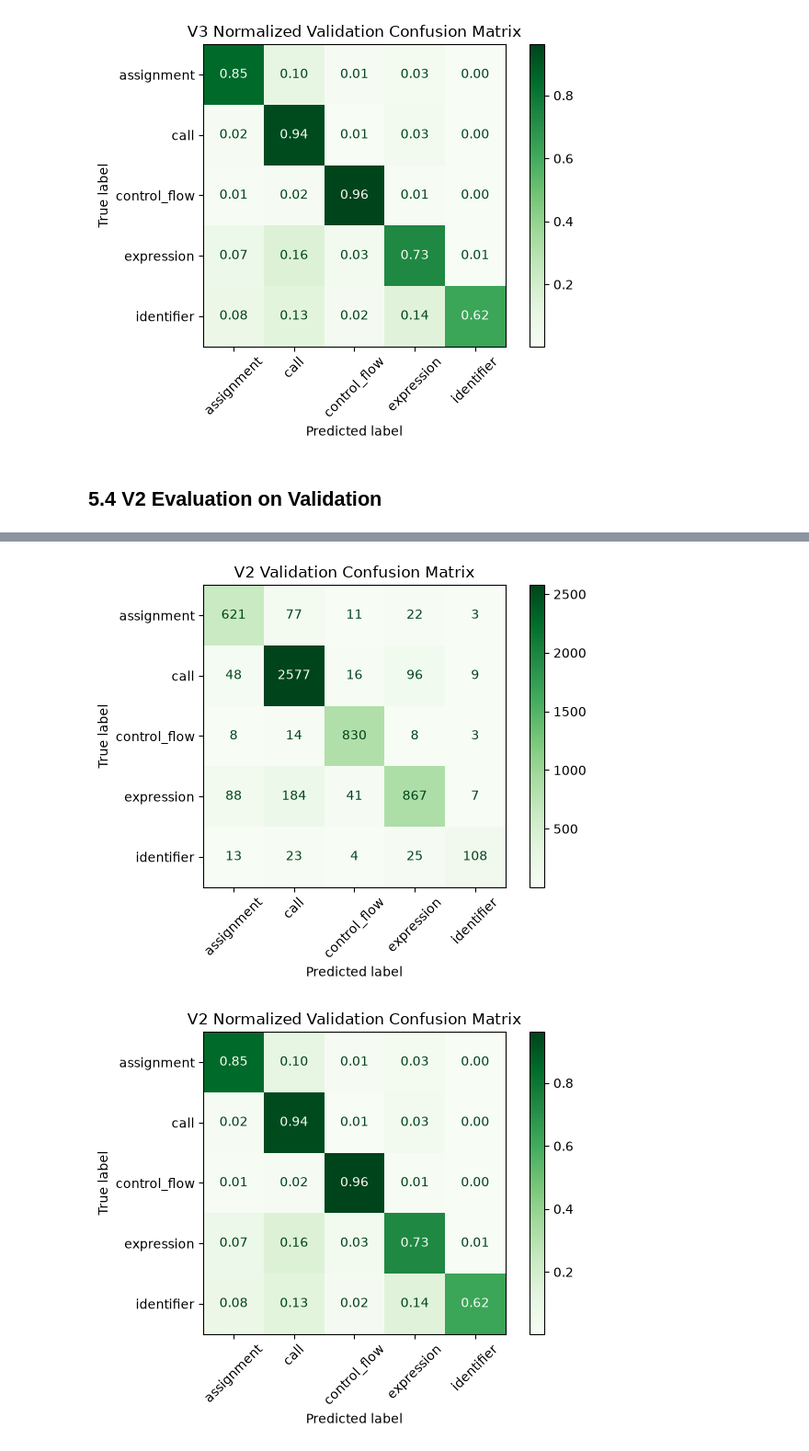
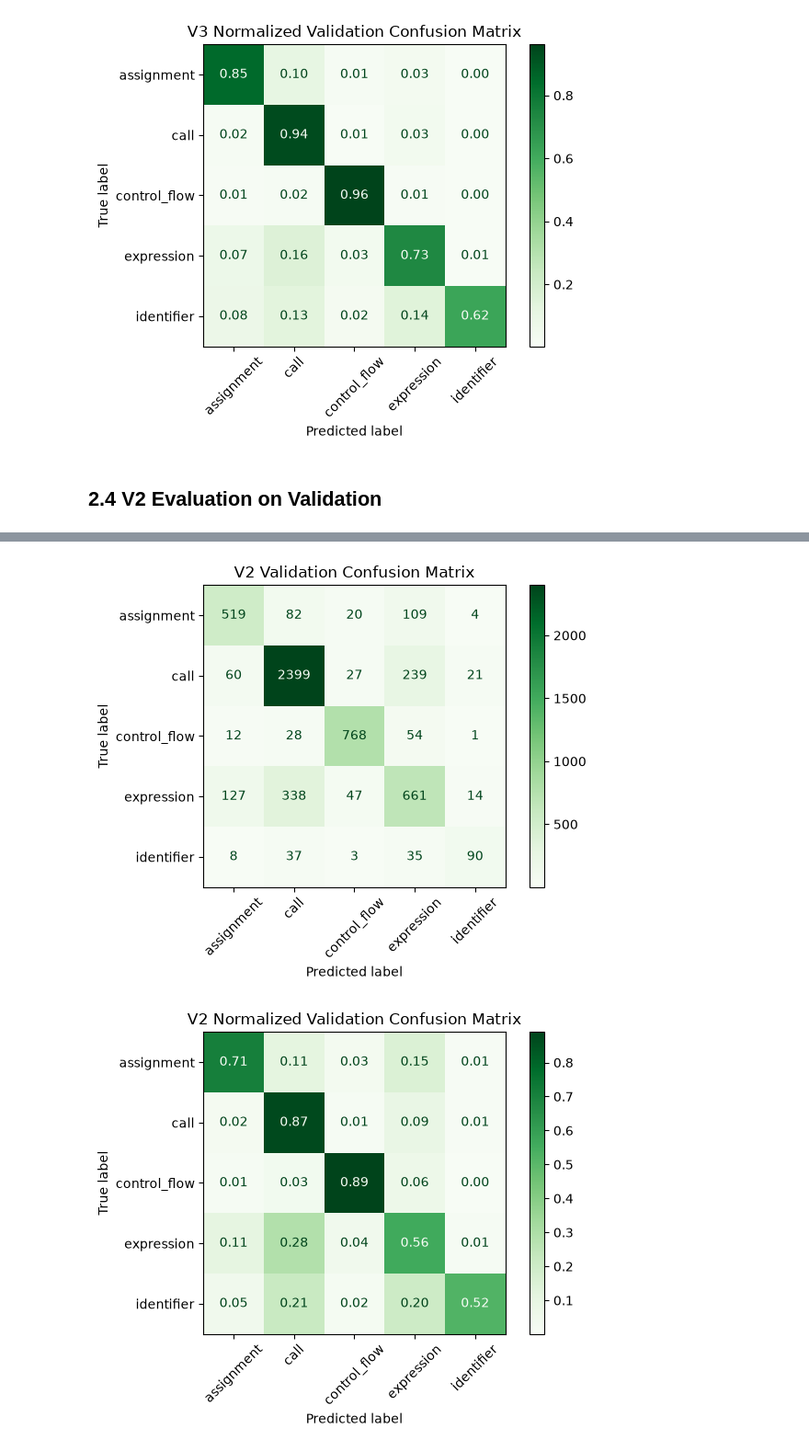
Before and after one commit to Benjamin-Chong/Python-BugFix-Classifier, a Jupyter notebook: notebooks/v3/02_evaluation_v2_v3.ipynb, the cells around one changed output, grey strips where cells are left out. Shown at 92% size. Cells and saved outputs as stored; diff of their text form; code cells hidden in the pictures.

```diff
--- a/notebooks/v3/02_evaluation_v2_v3.ipynb
+++ b/notebooks/v3/02_evaluation_v2_v3.ipynb
@@ -110,18 +110,23 @@ plt.show()
 [figure]
 [figure]
 # %% [markdown]
-## 5.4 V2 Evaluation on Validation
+## 2.4 V2 Evaluation on Validation
 # %%
-from src.v2.evaluate import evaluate_model
-from sklearn.metrics import classification_report
-from sklearn.metrics import confusion_matrix, ConfusionMatrixDisplay
-import matplotlib.pyplot as plt
-import json
+from src.v2.train import BugFixClassifier
 
-v2_accuracy, average_loss, all_predictions, all_labels = evaluate_model(model, criterion, validation_loader)
+v2_model = BugFixClassifier(vocab_size=len(token_to_id), embedding_dimension=128, num_classes=len(label_to_id), padding_index=token_to_id['<PAD>']).to(device)
+v2_checkpoint = torch.load('models/v2_best_model.pt', map_location=device, weights_only=True)
+v2_model.load_state_dict(v2_checkpoint['model_state_dict'])
+v2_epoch = v2_checkpoint['epoch']
+v2_loss = v2_checkpoint['validation_loss']
 
-assert len(all_predictions) == len(validation_dataset)
-assert len(all_labels) == len(validation_dataset)
+print(f'Best Epoch: {v2_epoch}')
+print(f'Best Validation Loss: {v2_loss}')
+
+v2_accuracy, v2_average_loss, v2_all_predictions, v2_all_labels = evaluate_model(v2_model, criterion, validation_loader)
+
+assert len(v2_all_predictions) == len(validation_dataset)
+assert len(v2_all_labels) == len(validation_dataset)
 
 with open('data/processed/id_to_label.json', 'r') as file:
     id_to_label = json.load(file)
@@ -130,23 +135,23 @@ print(id_to_label)
 print()
 
 class_names = [id_to_label[str(i)] for i in range(len(id_to_label))]
-print(classification_report(all_labels, all_predictions, target_names=class_names, digits=4))
+print(classification_report(v2_all_labels, v2_all_predictions, target_names=class_names, digits=4))
 
 
-confusion = confusion_matrix(all_labels, all_predictions, labels=range(len(class_names)))
-cm_display = ConfusionMatrixDisplay(confusion_matrix=confusion, display_labels=class_names)
+v2_confusion = confusion_matrix(v2_all_labels, v2_all_predictions, labels=range(len(class_names)))
+v2_cm_display = ConfusionMatrixDisplay(confusion_matrix=v2_confusion, display_labels=class_names)
 
-cm_display.plot(cmap='Greens', values_format='d')
+v2_cm_display.plot(cmap='Greens', values_format='d')
 plt.xticks(rotation=45)
 plt.title('V2 Validation Confusion Matrix')
 plt.tight_layout()
 plt.show()
 
-normalized_confusion = confusion_matrix(all_labels, all_predictions, labels=range(len(class_names)), normalize='true')
+v2_normalized_confusion = confusion_matrix(v2_all_labels, v2_all_predictions, labels=range(len(class_names)), normalize='true')
 
-cm_display = ConfusionMatrixDisplay(confusion_matrix=normalized_confusion, display_labels=class_names)
+v2_cm_display = ConfusionMatrixDisplay(confusion_matrix=v2_normalized_confusion, display_labels=class_names)
 
-cm_display.plot(cmap='Greens', values_format='.2f')
+v2_cm_display.plot(cmap='Greens', values_format='.2f')
 plt.xticks(rotation=45)
 plt.title('V2 Normalized Validation Confusion Matrix')
 plt.tight_layout()
@@ -168,3 +175,3 @@ weighted avg     0.8760    0.8773    0.8748      5703
-[figure, old version]
+[figure, new version]
-[figure, old version]
+[figure, new version]
 # %% [markdown]
```
Also changed, not shown: parts of 7 cells of this notebook, 5 other files.
